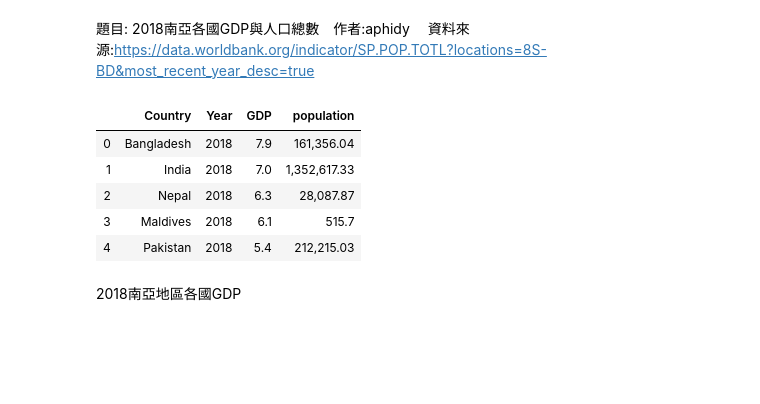
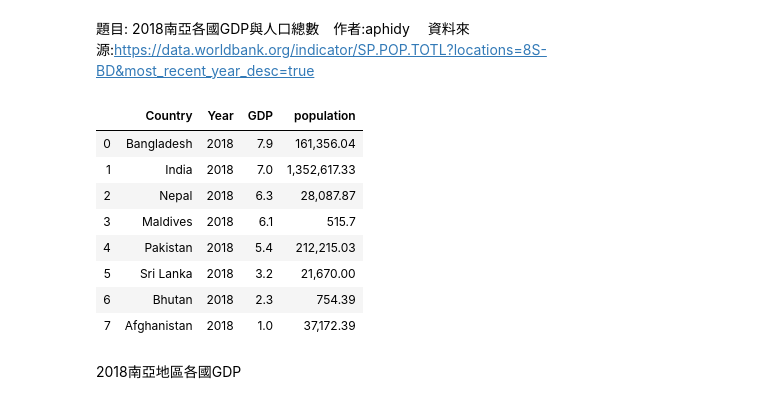
Before and after one commit to aphidy/123, a Jupyter notebook: DAY1/south asia 2018GDP.ipynb, the cells around one changed output. Cells and saved outputs as stored; diff of their text form; code cells hidden in the pictures; blank space fills up the shorter version.

```diff
--- a/DAY1/south asia 2018GDP.ipynb
+++ b/DAY1/south asia 2018GDP.ipynb
@@ -4,21 +4,24 @@
 # %%
 %matplotlib inline
 import matplotlib.pyplot as plt
 import pandas as pd
 import numpy as np
 
 # This is a custom matplotlib style that I use for most of my charts
 # plt.style.use('tableau10.mplstyle')
 
 child_data = pd.read_csv('south asia 2018GDP.csv')
-child_data.head()
+child_data.head(8)
 # %% [output]
 |  | Country | Year | GDP | population |
 | 0 | Bangladesh | 2018 | 7.9 | 161,356.04 |
 | 1 | India | 2018 | 7.0 | 1,352,617.33 |
 | 2 | Nepal | 2018 | 6.3 | 28,087.87 |
 | 3 | Maldives | 2018 | 6.1 | 515.7 |
 | 4 | Pakistan | 2018 | 5.4 | 212,215.03 |
+| 5 | Sri Lanka | 2018 | 3.2 | 21,670.00 |
+| 6 | Bhutan | 2018 | 2.3 | 754.39 |
+| 7 | Afghanistan | 2018 | 1.0 | 37,172.39 |
 # %% [markdown]
 2018南亞地區各國GDP
 # %%
```
